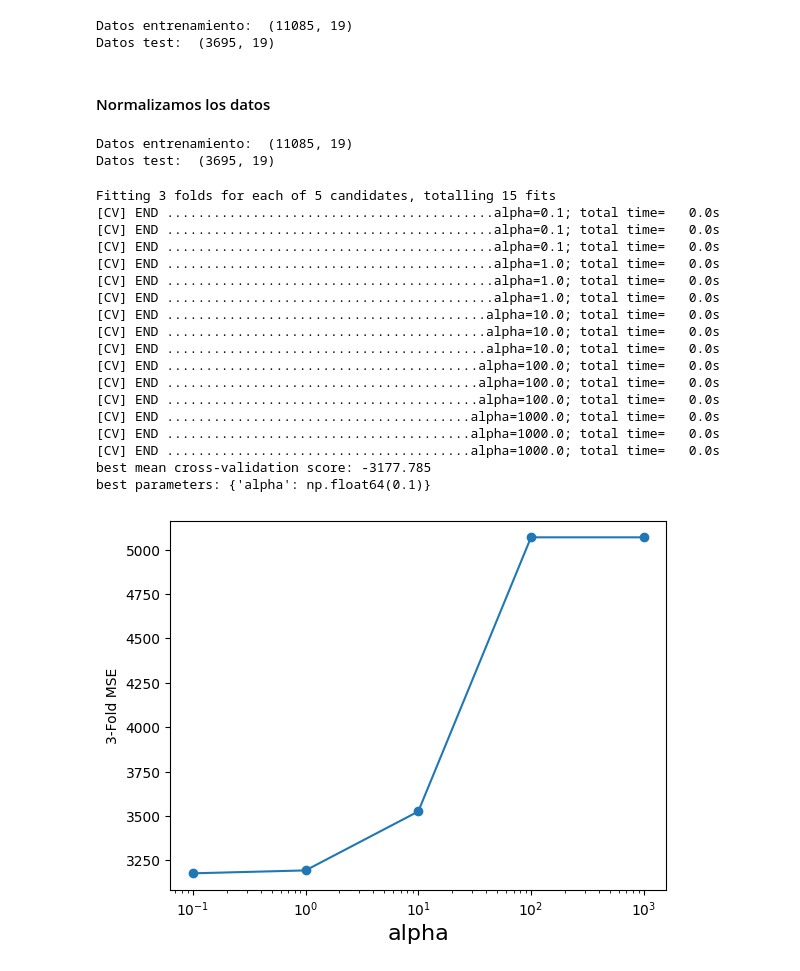
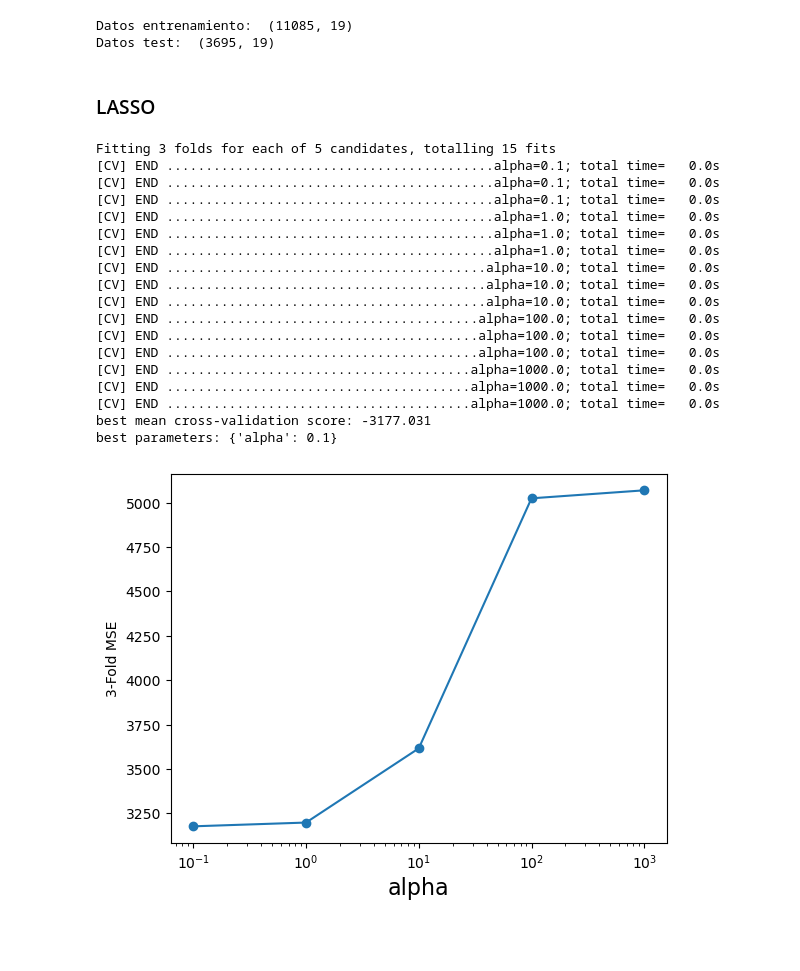
Before and after one commit to MiguelPeFr/IA-FullStack, a Jupyter notebook: MachineLearning/practica/practica.ipynb, the cells around one changed output. Cells and saved outputs as stored; diff of their text form; code cells hidden in the pictures; blank space fills up the shorter version.

```diff
--- a/MachineLearning/practica/practica.ipynb
+++ b/MachineLearning/practica/practica.ipynb
@@ -495,5 +405,3 @@ print('Datos test: ', X_test.shape)
 # %% [output]
 Datos entrenamiento:  (11085, 19)
 Datos test:  (3695, 19)
-# %% [markdown]
-#### Normalizamos los datos
@@ -507,46 +408,42 @@ XtestScaled = scaler.transform(X_test)
-# %%
-print('Datos entrenamiento: ', XtrainScaled.shape)
-print('Datos test: ', XtestScaled.shape)
-# %% [output]
-Datos entrenamiento:  (11085, 19)
-Datos test:  (3695, 19)
+# %% [markdown]
+### LASSO
 # %%
 from sklearn.model_selection import GridSearchCV
 from sklearn.linear_model import Lasso
 
 alpha_vector = np.logspace(-1,3,5)
 param_grid = {'alpha': alpha_vector }
 grid = GridSearchCV(Lasso(), scoring= 'neg_mean_squared_error', param_grid=param_grid, cv = 3, verbose=2)
-grid.fit(XtrainScaled, y_train)
+grid.fit(X_train, y_train)
 print("best mean cross-validation score: {:.3f}".format(grid.best_score_))
 print("best parameters: {}".format(grid.best_params_))
 
-#-1 porque es negado
+
 scores = -1*np.array(grid.cv_results_['mean_test_score'])
 plt.semilogx(alpha_vector,scores,'-o')
 plt.xlabel('alpha',fontsize=16)
 plt.ylabel('3-Fold MSE')
 plt.show()
 # %% [output]
 Fitting 3 folds for each of 5 candidates, totalling 15 fits
 [CV] END ..........................................alpha=0.1; total time=   0.0s
 [CV] END ..........................................alpha=0.1; total time=   0.0s
 [CV] END ..........................................alpha=0.1; total time=   0.0s
 [CV] END ..........................................alpha=1.0; total time=   0.0s
 [CV] END ..........................................alpha=1.0; total time=   0.0s
 [CV] END ..........................................alpha=1.0; total time=   0.0s
 [CV] END .........................................alpha=10.0; total time=   0.0s
 [CV] END .........................................alpha=10.0; total time=   0.0s
 [CV] END .........................................alpha=10.0; total time=   0.0s
 [CV] END ........................................alpha=100.0; total time=   0.0s
 [CV] END ........................................alpha=100.0; total time=   0.0s
 [CV] END ........................................alpha=100.0; total time=   0.0s
 [CV] END .......................................alpha=1000.0; total time=   0.0s
 [CV] END .......................................alpha=1000.0; total time=   0.0s
 [CV] END .......................................alpha=1000.0; total time=   0.0s
-best mean cross-validation score: -3177.785
-best parameters: {'alpha': np.float64(0.1)}
+best mean cross-validation score: -3177.031
+best parameters: {'alpha': 0.1}
-[figure, old version]
+[figure, new version]
 # %%
 from sklearn.metrics import mean_squared_error
 
```
Also changed, not shown: parts of 43 cells of this notebook, 4 other files.
